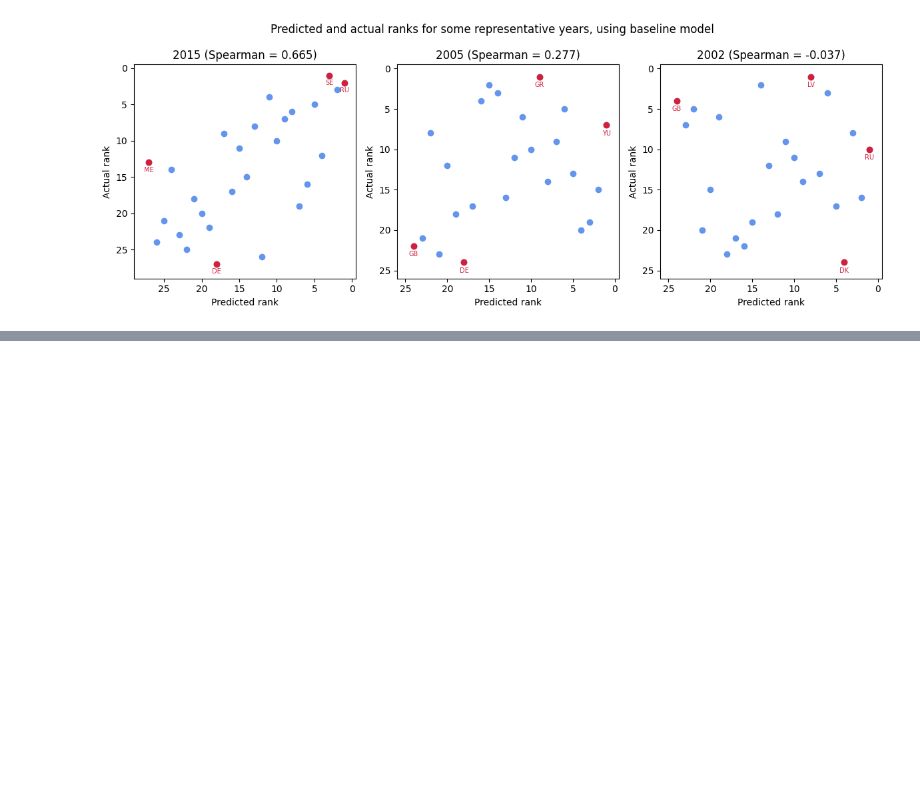
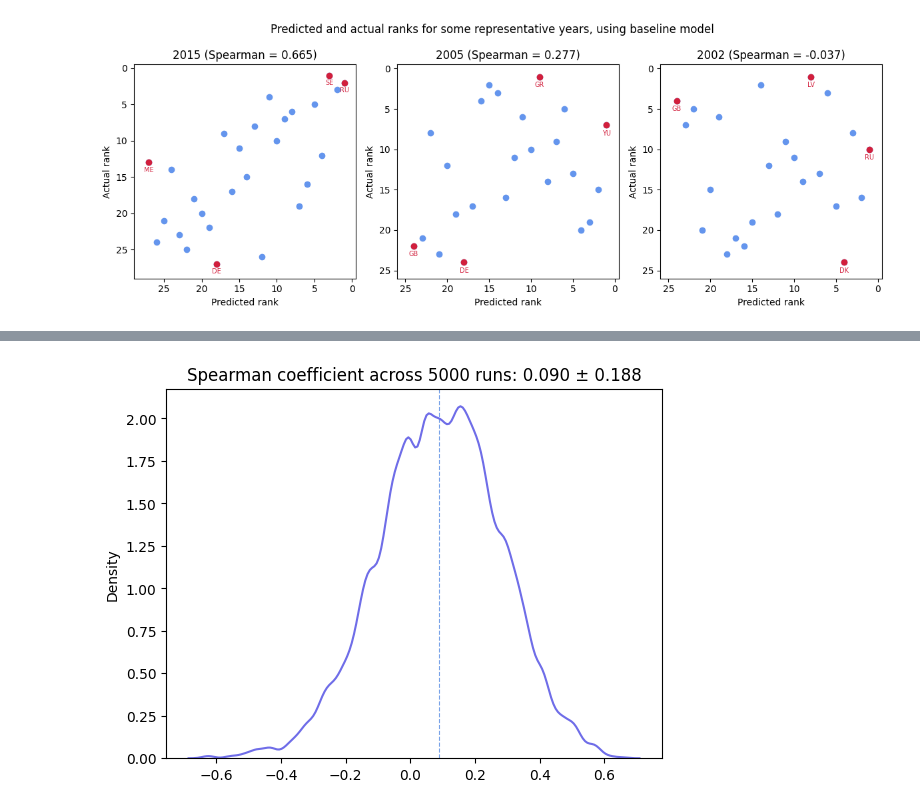
Before and after one commit to KatrionaGoldmann/Eurovision_TDS, a Jupyter notebook: eurovision/notebooks/baseline.ipynb, the cells around one changed output, grey strips where cells are left out. Cells and saved outputs as stored; diff of their text form; code cells hidden in the pictures; blank space fills up the shorter version.

```diff
--- a/eurovision/notebooks/baseline.ipynb
+++ b/eurovision/notebooks/baseline.ipynb
@@ -185,14 +186,14 @@ red = '#d21f3c'
 fig, axs = plt.subplots(1, 3, figsize=(12, 4.5))
 for year, ax in zip([best_year, average_year, worst_year], axs):
     # Calculate Spearman coefficient
-    spearman = df_xv_sorted[df_xv_sorted['year'] == year]['spearman'].values[0]
+    thisSpearman = df_xv_sorted[df_xv_sorted['year'] == year]['spearman'].values[0]
     predictions = predict(train(excluded_years=[year]), year)
     actual = get_actual_ranks(year)
     both = predictions.join(actual, how='left', validate='one_to_one')
 
     # Plot
     ax.scatter(x=both['predicted_rank'], y=both['rank'], color=blue)
-    ax.set(title=f'{year} (Spearman = {spearman:.3f})',
+    ax.set(title=f'{year} (Spearman = {thisSpearman:.3f})',
            xlabel='Predicted rank',
            ylabel='Actual rank',
            xlim=(-0.5, len(both) + 2),
@@ -222,0 +263,3 @@ plt.tight_layout()
+# %%
+ranks_without_2022_sd = train_sd(excluded_years=[2022])
+ranks_without_2022_sd.head()
@@ -222,0 +274,15 @@ plt.tight_layout()
+# %%
+def predict_sd(rescaled_ranks_sd, year, seed=None):
+    rng = np.random.default_rng(seed)
+    if year <= 2022:
+        countries = df.query('year == @year')['to_code2'].unique()
+    elif year == 2023:
+        countries = df_2023['to_code2'].unique()
+    predictions = (rescaled_ranks_sd
+                   .query('to_code2 in @countries')
+                   .sort_values('mean', ascending=False)
+                   .reset_index())
+    predictions['predicted_rescaled_rank'] = rng.normal(loc=predictions['mean'], scale=np.sqrt(predictions['variance']))
+    predictions = predictions.set_index('to_code2').sort_values(by='predicted_rescaled_rank', ascending=False)
+    predictions['predicted_rank'] = predictions['predicted_rescaled_rank'].rank(ascending=False).astype(int)
+    return predictions
@@ -222,0 +310,14 @@ plt.tight_layout()
+# %%
+actual = get_actual_ranks(2022)
+spearmans = []
+NRUNS = 5000    # Takes ~ 10 seconds on my laptop
+
+for _ in range(NRUNS):
+    spearmans.append(spearman(predict_sd(ranks_without_2022_sd, 2022), actual))
+# %%
+ax = sns.kdeplot(np.array(spearmans), bw_adjust=0.5, color='#6f6de8')
+ax.axvline(x=np.mean(spearmans), color='#79a3e8', linestyle='--', linewidth=0.8, zorder=-1)
+ax.set(title=f"Spearman coefficient across {NRUNS} runs: {np.mean(spearmans):.3f} ± {np.std(spearmans):.3f}")
+plt.show()
+# %% [output]
+[figure, added]
```
Also changed, not shown: parts of 5 cells of this notebook.
